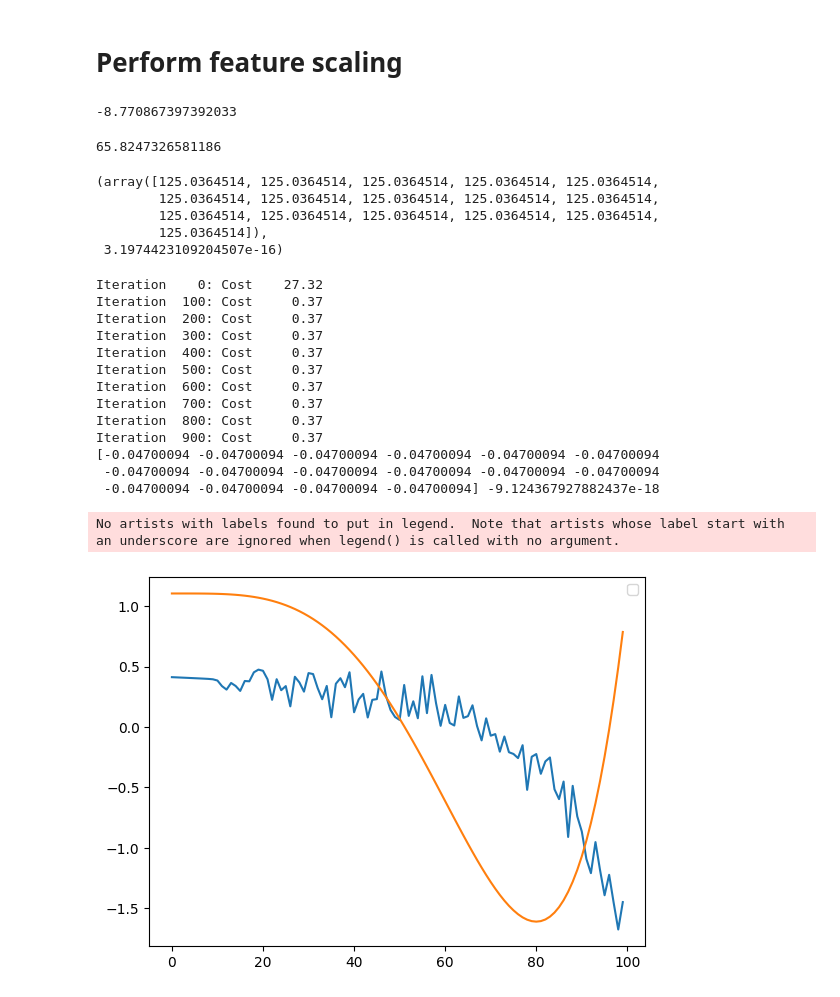
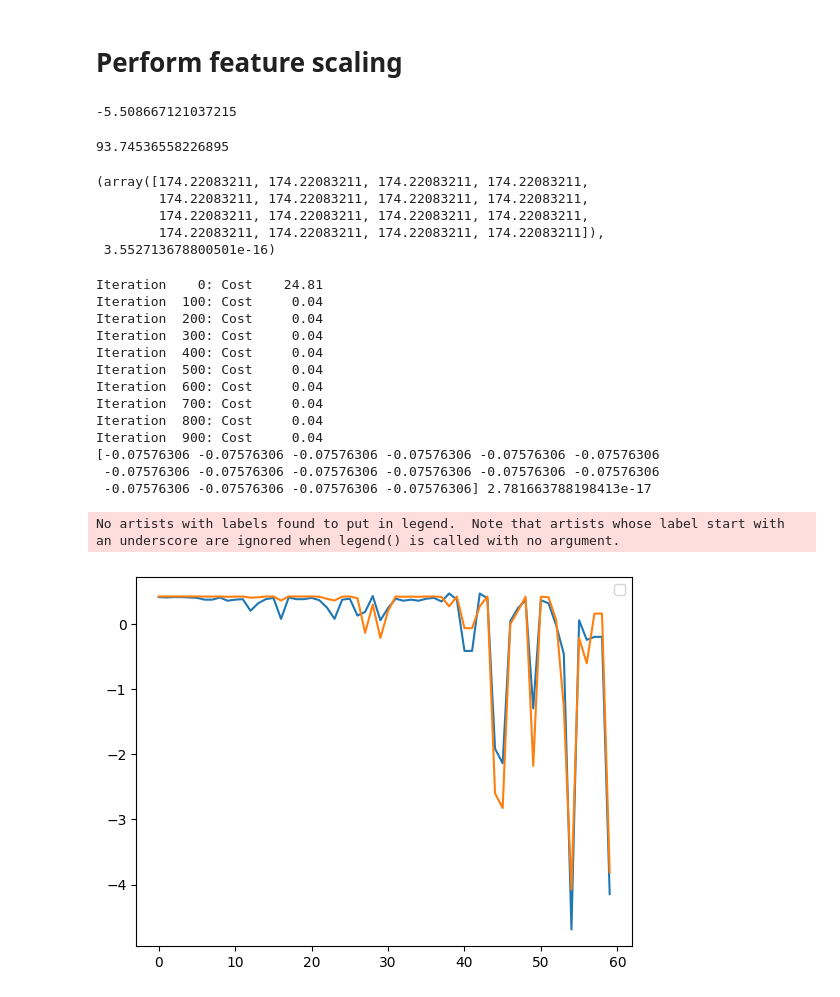
Before and after one commit to Ostralyan/ml, a Jupyter notebook: practice/practice-3-batch-gd.ipynb, the cells around one changed output. Saved outputs shown, nothing was run; the diff lists cells and outputs as text; code cells hidden in the pictures.

```diff
--- a/practice/practice-3-batch-gd.ipynb
+++ b/practice/practice-3-batch-gd.ipynb
@@ -7,14 +7,36 @@ import matplotlib.pyplot as plt
 # %% [markdown]
 # Generate training data
 # %%
-tmp = np.arange(0,100)
-tmp = tmp.reshape(-1, 1)
-X_train = np.hstack([tmp, tmp**2])
-y_train = (-100*tmp**4 + tmp**5 + random.randint(-10, 10))
-# y_train = np.transpose((y_train))
-m, n = X_train.shape
+# tmp = np.arange(0,100)
+# tmp = tmp.reshape(-1, 1)
+# X_train = np.hstack([tmp, tmp**2])
+# y_train = (-100*tmp**4 + tmp**5 + random.randint(-10, 10))
+# m, n = X_train.shape
 
-y_train = y_train.reshape(-1)
+# y_train = y_train.reshape(-1)
+# %%
+tmp = np.arange(0,100)
+tmp = tmp.reshape(-1, 1)
+tmp = np.hstack([tmp, random.uniform(0.9, 1.1) * tmp**2, random.uniform(0.9, 1.1) * -100*tmp**4 + random.uniform(0.9, 1.1) * tmp**5])
+o = copy.deepcopy(tmp)
+original = np.array_split(o, [60, 80])
+
+random.shuffle(tmp)
+shuffled = np.array_split(tmp, [60, 80])
+
+train = shuffled[0]
+cv = shuffled[1]
+test = shuffled[2]
+
+X_train = train[0:,:-1]
+y_train = train[:,-1]
+
+train_og = original[0]
+cv_og = original[1]
+test_og = original[2]
+
+X_train_og = train_og[0:,:-1]
+y_train_og = train_og[:,-1]
 # %% [markdown]
 # Analyze data
 # %%
@@ -69,7 +110,7 @@ def model(w, x, b):
 _,n = X_norm.shape
 model(np.ones(n,), X_norm[0], 0)
 # %% [output]
--8.770867397392033
+-5.508667121037215
 # %%
 def cost(w, X, b, y):
     m, _ = X.shape
@@ -83,7 +124,7 @@ def cost(w, X, b, y):
 _,n = X_norm.shape
 cost(np.ones(n,), X_norm, 0, y_norm)
 # %% [output]
-65.8247326581186
+93.74536558226895
 # %%
 def gradient(w, X, b, y):
     m, n = X.shape
@@ -106,11 +147,11 @@ def gradient(w, X, b, y):
 _,n = X_norm.shape
 gradient(np.ones(n,), X_norm, 0, y_norm)
 # %% [output]
-(array([125.0364514, 125.0364514, 125.0364514, 125.0364514, 125.0364514,
-        125.0364514, 125.0364514, 125.0364514, 125.0364514, 125.0364514,
-        125.0364514, 125.0364514, 125.0364514, 125.0364514, 125.0364514,
-        125.0364514]),
- 3.1974423109204507e-16)
+(array([174.22083211, 174.22083211, 174.22083211, 174.22083211,
+        174.22083211, 174.22083211, 174.22083211, 174.22083211,
+        174.22083211, 174.22083211, 174.22083211, 174.22083211,
+        174.22083211, 174.22083211, 174.22083211, 174.22083211]),
+ 3.552713678800501e-16)
 # %%
 def gradient_descent(w, X, b, y, alpha, iterations):
 
@@ -136,25 +177,25 @@ w_calc, b_calc, j_hist = gradient_descent(np.ones(n,), X_norm, 0, y_norm, 0.003,
 
 print(w_calc, b_calc)
 # %% [output]
-Iteration    0: Cost    27.32
-Iteration  100: Cost     0.37
-Iteration  200: Cost     0.37
-Iteration  300: Cost     0.37
-Iteration  400: Cost     0.37
-Iteration  500: Cost     0.37
-Iteration  600: Cost     0.37
-Iteration  700: Cost     0.37
-Iteration  800: Cost     0.37
-Iteration  900: Cost     0.37
-[-0.04700094 -0.04700094 -0.04700094 -0.04700094 -0.04700094 -0.04700094
- -0.04700094 -0.04700094 -0.04700094 -0.04700094 -0.04700094 -0.04700094
- -0.04700094 -0.04700094 -0.04700094 -0.04700094] -9.124367927882437e-18
+Iteration    0: Cost    24.81
+Iteration  100: Cost     0.04
+Iteration  200: Cost     0.04
+Iteration  300: Cost     0.04
+Iteration  400: Cost     0.04
+Iteration  500: Cost     0.04
+Iteration  600: Cost     0.04
+Iteration  700: Cost     0.04
+Iteration  800: Cost     0.04
+Iteration  900: Cost     0.04
+[-0.07576306 -0.07576306 -0.07576306 -0.07576306 -0.07576306 -0.07576306
+ -0.07576306 -0.07576306 -0.07576306 -0.07576306 -0.07576306 -0.07576306
+ -0.07576306 -0.07576306 -0.07576306 -0.07576306] 2.781663788198413e-17
 # %%
-y_calc = np.dot(X_norm, w_calc)
+y_calc = np.dot(X_norm, w_calc) + b_calc
 plt.plot(y_calc)
 plt.plot(y_norm)
 plt.legend()
 plt.show()
 # %% [output]
 No artists with labels found to put in legend.  Note that artists whose label start with an underscore are ignored when legend() is called with no argument.
-[figure, old version]
+[figure, new version]
```
Also changed, not shown: parts of 6 cells of this notebook, 4 other files.
